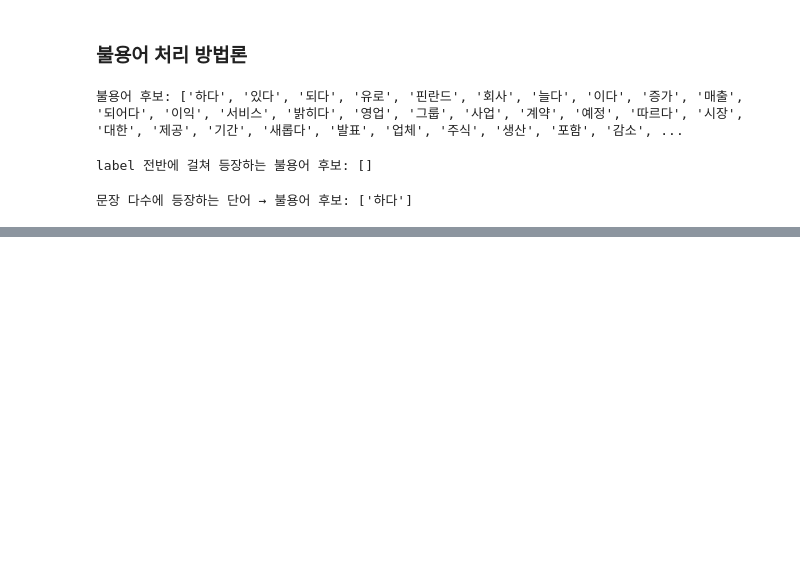
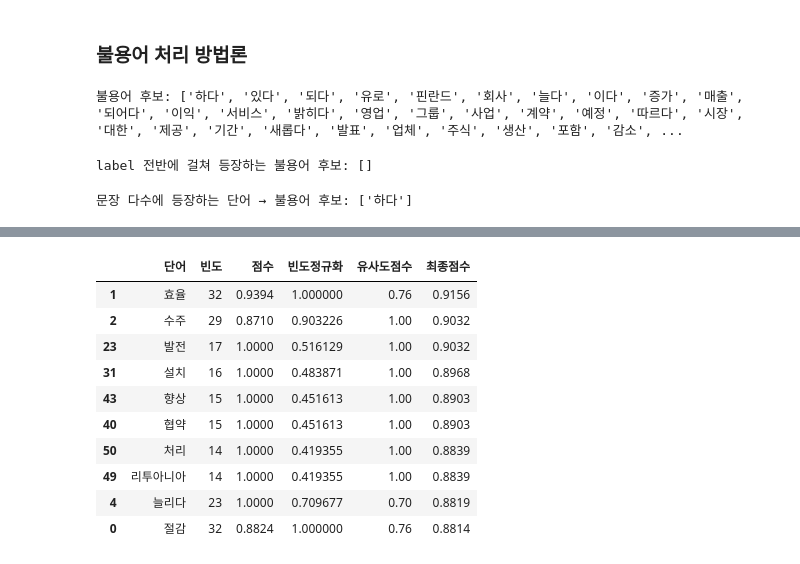
Before and after one commit to StaG-lab/2nd_Project_from_Division_5, a Jupyter notebook: 03_모델링/sentiment_dictionary_modeling.ipynb, the cells around one changed output, grey strips where cells are left out. Saved outputs shown, nothing was run; the diff lists cells and outputs as text; code cells hidden in the pictures; blank space fills up the shorter version.

```diff
--- a/03_모델링/sentiment_dictionary_modeling.ipynb
+++ b/03_모델링/sentiment_dictionary_modeling.ipynb
@@ -139,0 +261,15 @@ print("문장 다수에 등장하는 단어 → 불용어 후보:", candidate_st
+# %%
+# 최종 점수 컬럼 내림차순 정렬
+df_positive.sort_values(by='최종점수', ascending=False).head(10)
+# %% [output]
+|  | 단어 | 빈도 | 점수 | 빈도정규화 | 유사도점수 | 최종점수 |
+| 1 | 효율 | 32 | 0.9394 | 1.000000 | 0.76 | 0.9156 |
+| 2 | 수주 | 29 | 0.8710 | 0.903226 | 1.00 | 0.9032 |
+| 23 | 발전 | 17 | 1.0000 | 0.516129 | 1.00 | 0.9032 |
+| 31 | 설치 | 16 | 1.0000 | 0.483871 | 1.00 | 0.8968 |
+| 43 | 향상 | 15 | 1.0000 | 0.451613 | 1.00 | 0.8903 |
+| 40 | 협약 | 15 | 1.0000 | 0.451613 | 1.00 | 0.8903 |
+| 50 | 처리 | 14 | 1.0000 | 0.419355 | 1.00 | 0.8839 |
+| 49 | 리투아니아 | 14 | 1.0000 | 0.419355 | 1.00 | 0.8839 |
+| 4 | 늘리다 | 23 | 1.0000 | 0.709677 | 0.70 | 0.8819 |
+| 0 | 절감 | 32 | 0.8824 | 1.000000 | 0.76 | 0.8814 |
```
Also changed, not shown: parts of 10 cells of this notebook.
